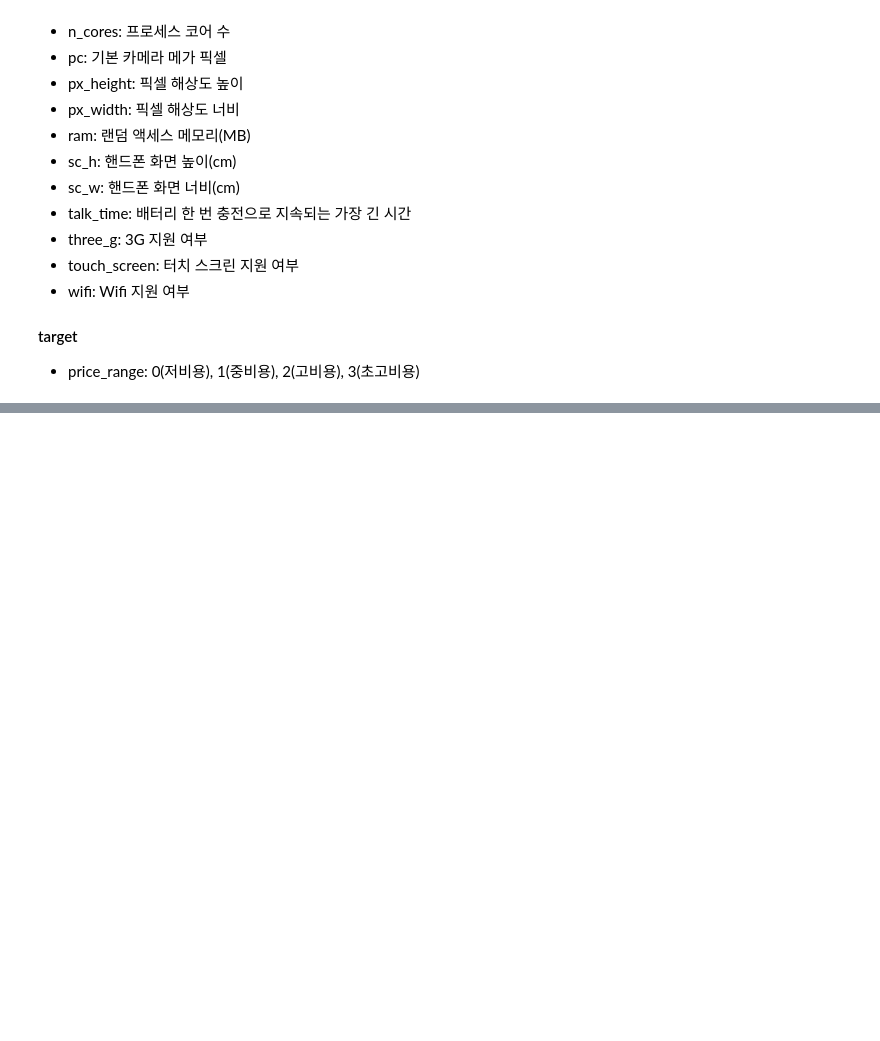
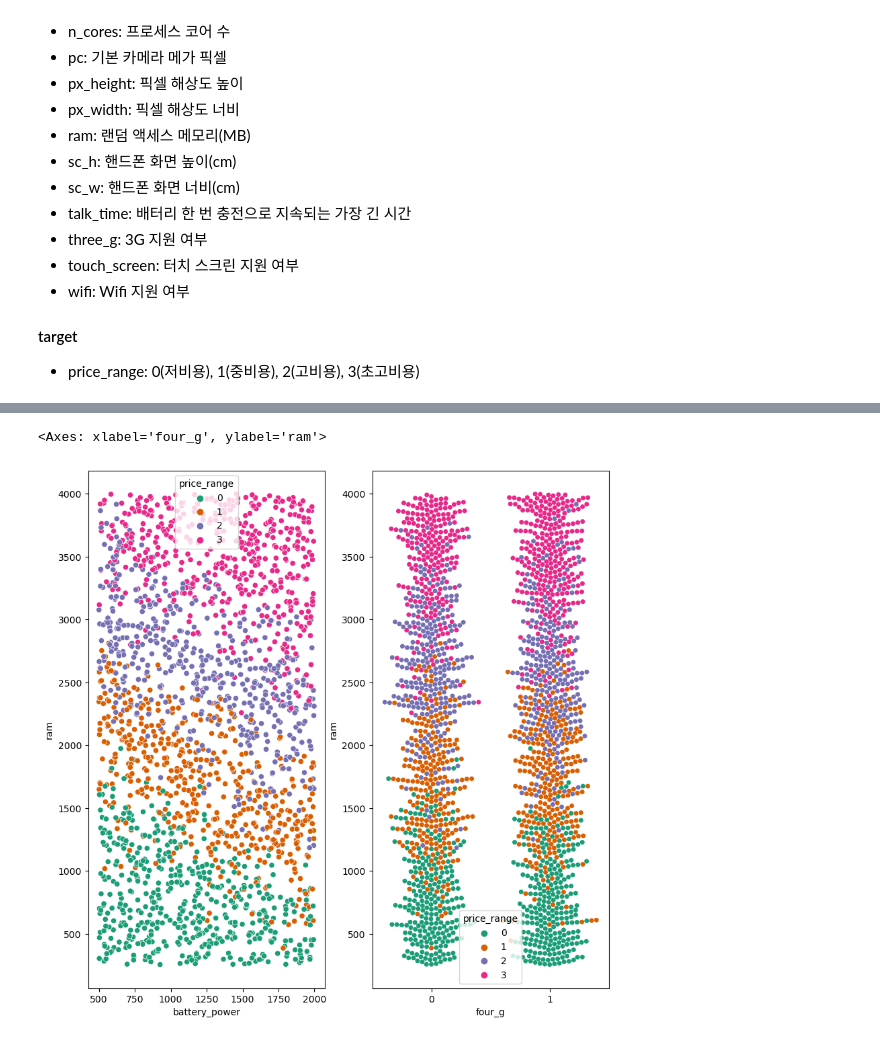
Before and after one commit to NoviceKim/machine-learning, a Jupyter notebook: b_classifier/f_support_vector_machine.ipynb, the cells around one changed output, grey strips where cells are left out. Saved outputs shown, nothing was run; the diff lists cells and outputs as text; code cells hidden in the pictures; blank space fills up the shorter version.

```diff
--- a/b_classifier/f_support_vector_machine.ipynb
+++ b/b_classifier/f_support_vector_machine.ipynb
@@ -75,0 +183,14 @@ Regularization Cost, C에 값을 전달하여 ξ(패널티)를 조절할 수 있
+# %%
+# 2 * 1 서브 플롯 생성
+fig, (ax1, ax2) = plt.subplots(nrows=1, ncols=2, figsize=(10, 10))
+
+# ax1에 산점도 출력
+# battery_power 값이 높아질수록 고비용 데이터의 비중이 증가 - 가격과 어느 정도 연관성이 있다
+sns.scatterplot(x='battery_power', y='ram', hue='price_range', palette='Dark2', data=m_df, ax=ax1)
+
+# ax2에 swarmplot 출력
+# four_g 상태 0과 1의 분포가 비슷 - 가격과는 큰 관련이 없다
+sns.swarmplot(x='four_g', y='ram', hue='price_range', palette='Dark2', data=m_df, ax=ax2)
+# %% [output]
+<Axes: xlabel='four_g', ylabel='ram'>
+[figure, added]
```
Also changed, not shown: parts of 18 cells of this notebook, 25 other files.
